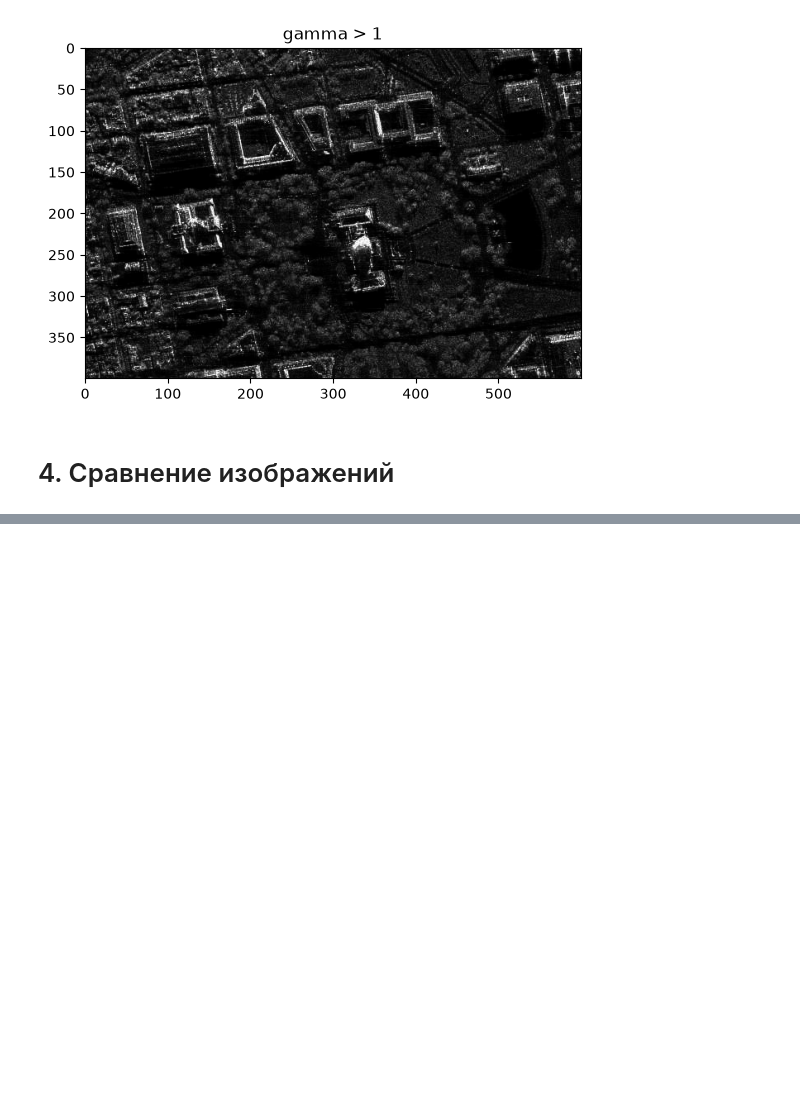
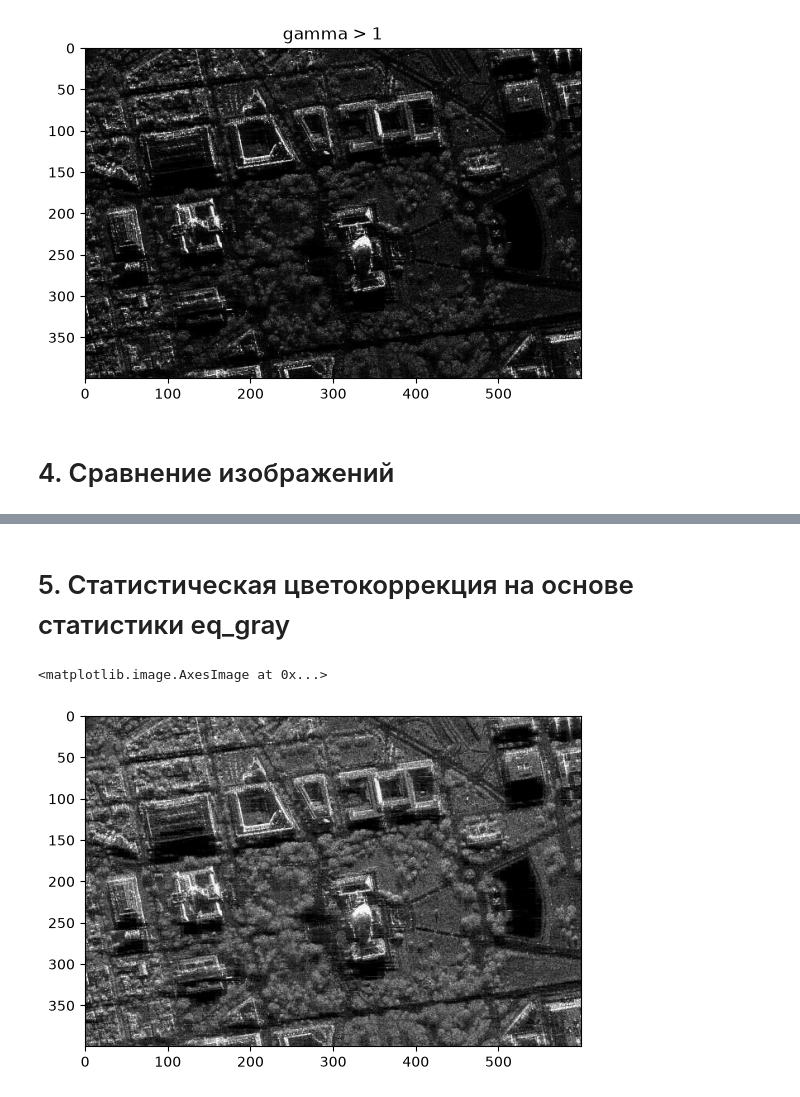
Before and after one commit to Daemos17/Image_Processing, a Jupyter notebook: Task 1/Solution1.ipynb, the cells around one changed output, grey strips where cells are left out. Drawn from its saved outputs; the diff is of its cells as text; code cells hidden in the pictures; blank space fills up the shorter version.

```diff
--- a/Task 1/Solution1.ipynb
+++ b/Task 1/Solution1.ipynb
@@ -52,0 +82,38 @@ Text(0.5, 1.0, 'gamma > 1')
+# %% [markdown]
+<h1>5. Cтатистическая цветокоррекция на основе статистики eq_gray</h1>
+# %%
+def color_correction_eq_gray(image):
+    # 1. Переводим изображение во float, чтобы избежать искажений при делении
+    img_float = image.astype(np.float32)
+
+    # 2. Считаем среднее значение для каждого канала (B, G, R в OpenCV)
+    # axis=(0,1) означает, что мы считаем среднее по высоте и ширине картинки
+    mean_b = np.mean(img_float[:, :, 0])
+    mean_g = np.mean(img_float[:, :, 1])
+    mean_r = np.mean(img_float[:, :, 2])
+
+    # 3. Находим общий целевой уровень серого (среднее между тремя каналами)
+    mean_gray = (mean_b + mean_g + mean_r) / 3.0
+
+    # 4. Вычисляем корректирующие коэффициенты для выравнивания каналов
+    # Добавляем маленькое число 1e-5, чтобы защитить код от деления на ноль
+    k_b = mean_gray / (mean_b + 1e-5)
+    k_g = mean_gray / (mean_g + 1e-5)
+    k_r = mean_gray / (mean_r + 1e-5)
+
+    # 5. Применяем коэффициенты к каждому каналу по отдельности
+    img_float[:, :, 0] *= k_b
+    img_float[:, :, 1] *= k_g
+    img_float[:, :, 2] *= k_r
+
+    # 6. Ограничиваем значения в рамках [0, 255], чтобы пиксели не вышли за границы
+    img_corrected = np.clip(img_float, 0, 255)
+
+    # 7. Возвращаем картинку в привычный формат целых чисел (uint8)
+    return img_corrected.astype(np.uint8)
+
+result = color_correction_eq_gray(image)
+plt.imshow(result)
+# %% [output]
+<matplotlib.image.AxesImage at 0x...>
+[figure, added]
```
Also changed, not shown: parts of 7 cells of this notebook.
